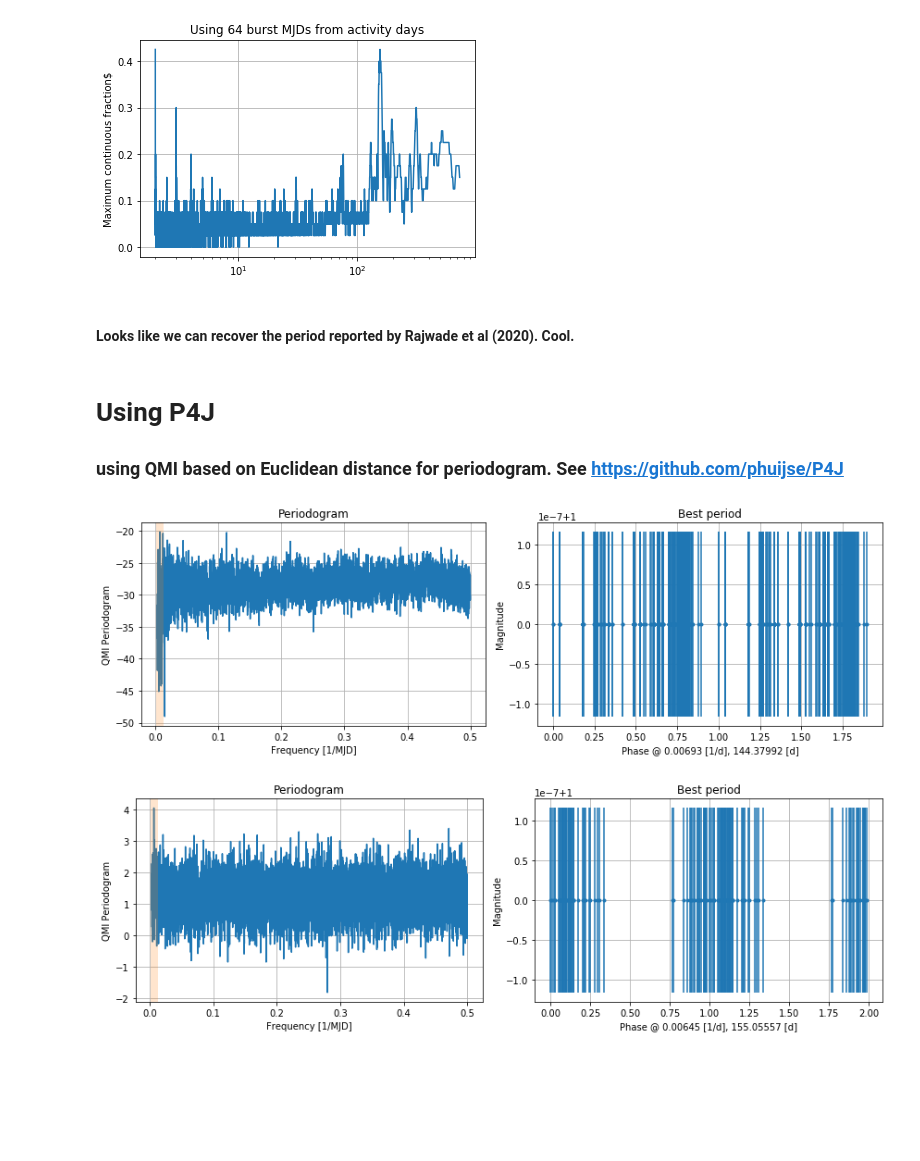
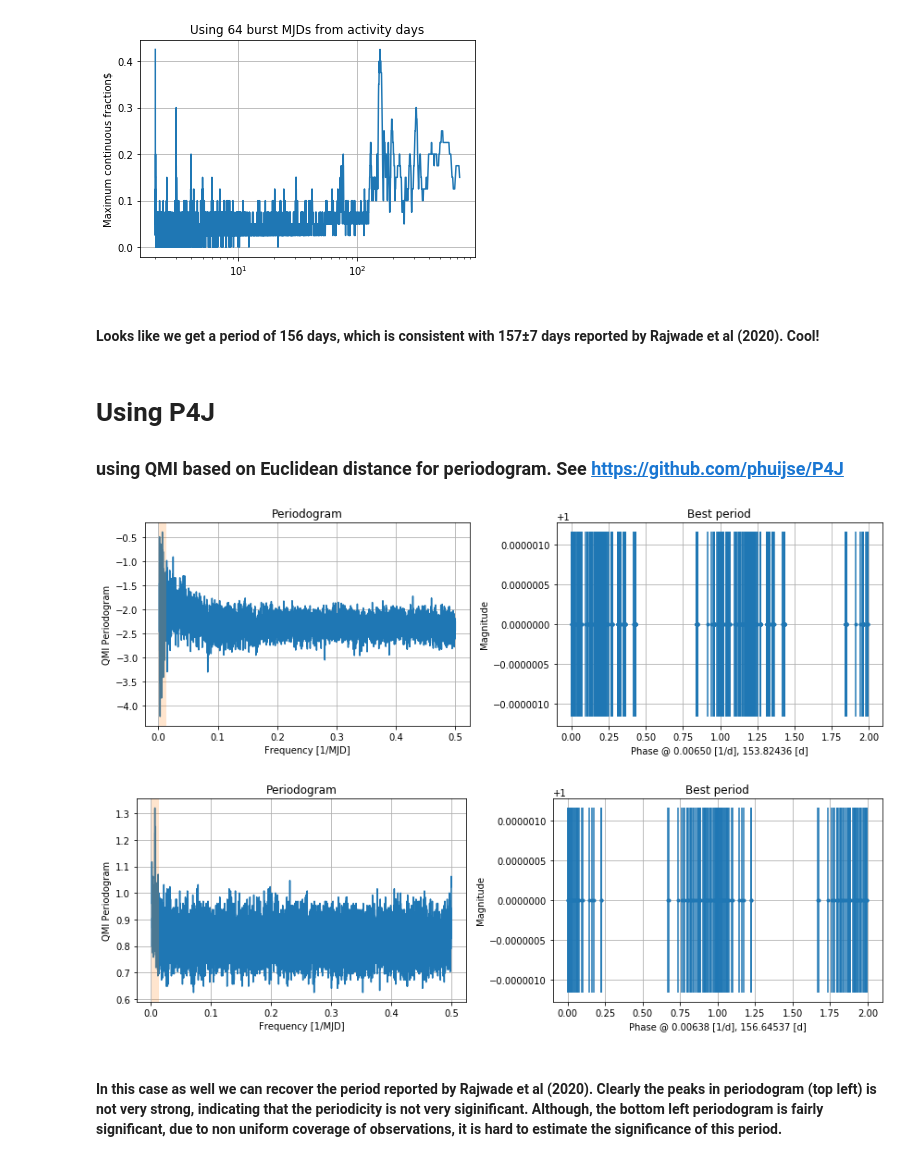
Before and after one commit to KshitijAggarwal/frbpa, a Jupyter notebook: examples/r1/period_search.ipynb, the cells around one changed output. Drawn from its saved outputs; the diff is of its cells as text; code cells hidden in the pictures; blank space fills up the shorter version.

```diff
--- a/examples/r1/period_search.ipynb
+++ b/examples/r1/period_search.ipynb
@@ -50,15 +48,17 @@ plt.grid()
 # %% [output]
 [figure]
 # %% [markdown]
-#### Looks like we can recover the period reported by Rajwade et al (2020). Cool.
+#### Looks like we get a period of 156 days, which is consistent with 157±7 days reported by Rajwade et al (2020). Cool!
 # %% [markdown]
 # Using P4J
 ### using QMI based on Euclidean distance for periodogram. See https://github.com/phuijse/P4J
 # %%
-periodogram, _p = p4j_search(all_bursts[1:], pmin=2, pmax=365, plot=True, save=False)
+periodogram, _p = p4j_search(all_bursts, pmin=2, pmax=300*2, plot=True, save=False, mjd_err=0.1)
 # %% [output]
-[figure, old version]
+[figure, new version]
 # %%
-periodogram, _p = p4j_search(unique_days[1:], pmin=2, pmax=365, plot=True, save=False)
+periodogram, _p = p4j_search(unique_days, pmin=2, pmax=365*2, plot=True, save=False, mjd_err=0.1)
 # %% [output]
-[figure, old version]
+[figure, new version]
+# %% [markdown]
+#### In this case as well we can recover the period reported by Rajwade et al (2020). Clearly the peaks in periodogram (top left) is not very strong, indicating that the periodicity is not very siginificant. Although, the bottom left periodogram is fairly significant, due to non uniform coverage of observations, it is hard to estimate the significance of this period.
```
Also changed, not shown: parts of 5 cells of this notebook, 1 other file.
